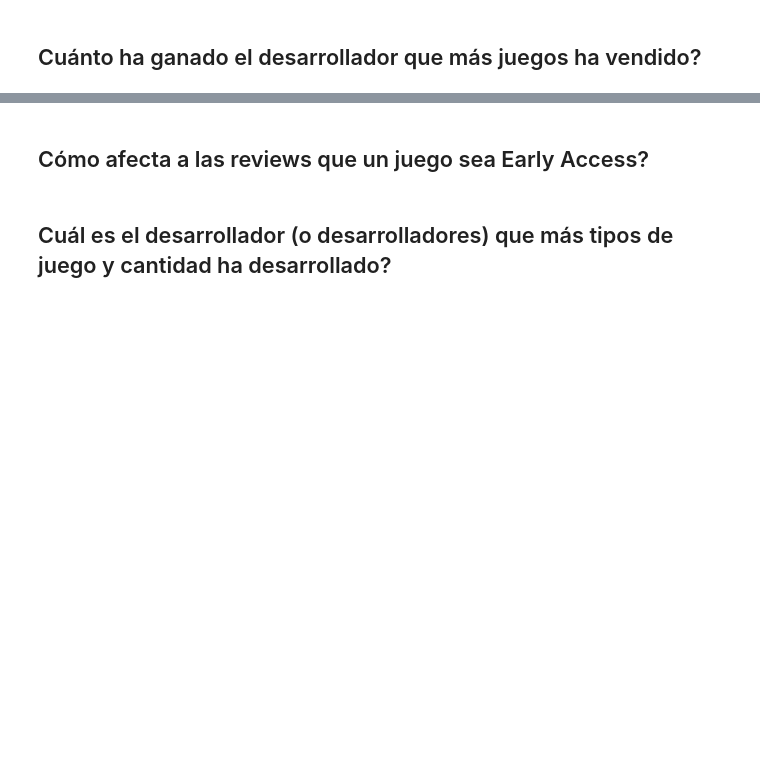
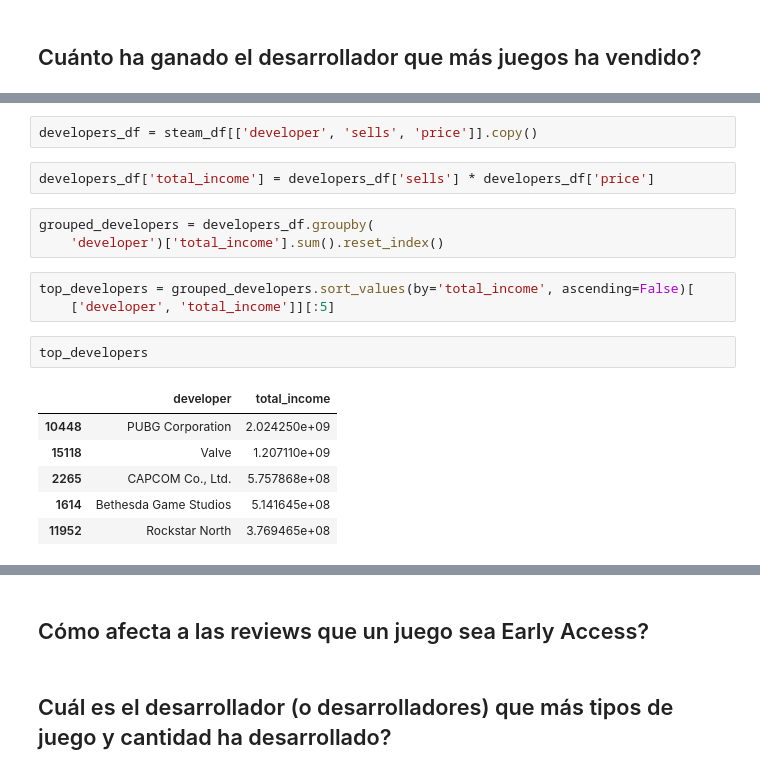
Before and after one commit to AlTesla/steam_EDA, a Jupyter notebook: steam_EDA_Alvaro_Corona.ipynb, the cells around one changed output, grey strips where cells are left out. Cells and saved outputs as stored; diff of their text form; blank space fills up the shorter version.

```diff
--- a/steam_EDA_Alvaro_Corona.ipynb
+++ b/steam_EDA_Alvaro_Corona.ipynb
@@ -310,0 +362,19 @@ plt.show()
+# %%
+developers_df = steam_df[['developer', 'sells', 'price']].copy()
+# %%
+developers_df['total_income'] = developers_df['sells'] * developers_df['price']
+# %%
+grouped_developers = developers_df.groupby(
+    'developer')['total_income'].sum().reset_index()
+# %%
+top_developers = grouped_developers.sort_values(by='total_income', ascending=False)[
+    ['developer', 'total_income']][:5]
+# %%
+top_developers
+# %% [output]
+|  | developer | total_income |
+| 10448 | PUBG Corporation | 2.024250e+09 |
+| 15118 | Valve | 1.207110e+09 |
+| 2265 | CAPCOM Co., Ltd. | 5.757868e+08 |
+| 1614 | Bethesda Game Studios | 5.141645e+08 |
+| 11952 | Rockstar North | 3.769465e+08 |
```
Also changed, not shown: parts of 12 cells of this notebook.
